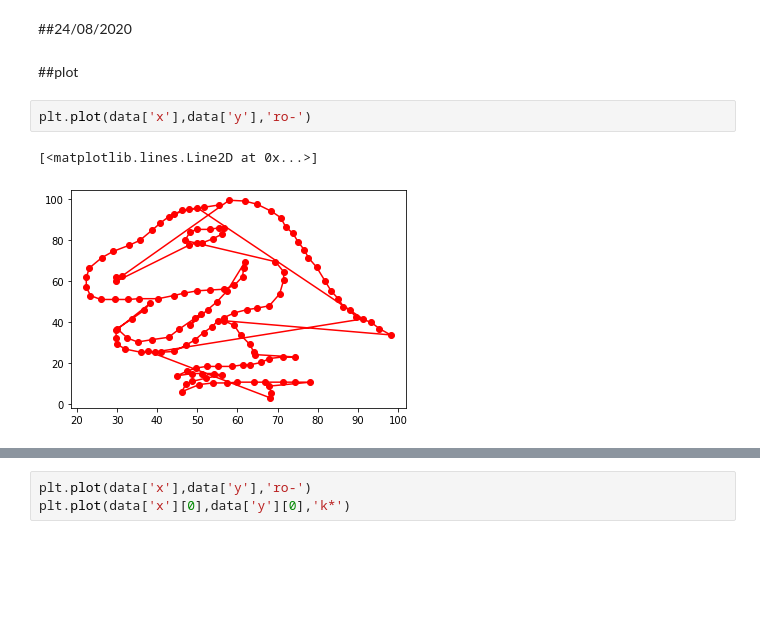
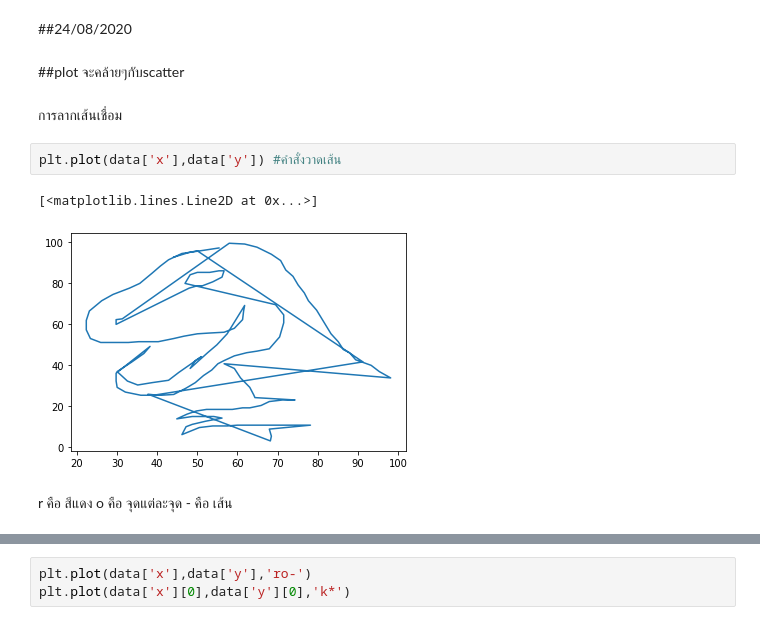
Before and after one commit to MMoltira/KKU_data_mining, a Jupyter notebook: Data102.ipynb, the cells around one changed output, grey strips where cells are left out. Drawn from its saved outputs; the diff is of its cells as text; blank space fills up the shorter version.

Commit message:
การสร้าง Boxplot, scatterplot, plot, barchart, histogram and comment

```diff
--- a/Data102.ipynb
+++ b/Data102.ipynb
@@ -132,9 +151,13 @@ plt.scatter([50],[80],s=250,alpha=0.6,c='k')
 # %% [markdown]
 ##24/08/2020
 # %% [markdown]
-##plot
+##plot จะคล้ายๆกับscatter
+# %% [markdown]
+การลากเส้นเชื่อม
 # %%
-plt.plot(data['x'],data['y'],'ro-')
+plt.plot(data['x'],data['y']) #คำสั่งวาดเส้น
 # %% [output]
 [<matplotlib.lines.Line2D at 0x...>]
-[figure, old version]
+[figure, new version]
+# %% [markdown]
+r คือ สีแดง    o คือ จุดแต่ละจุด   - คือ เส้น
```
Also changed, not shown: parts of 41 cells of this notebook.
